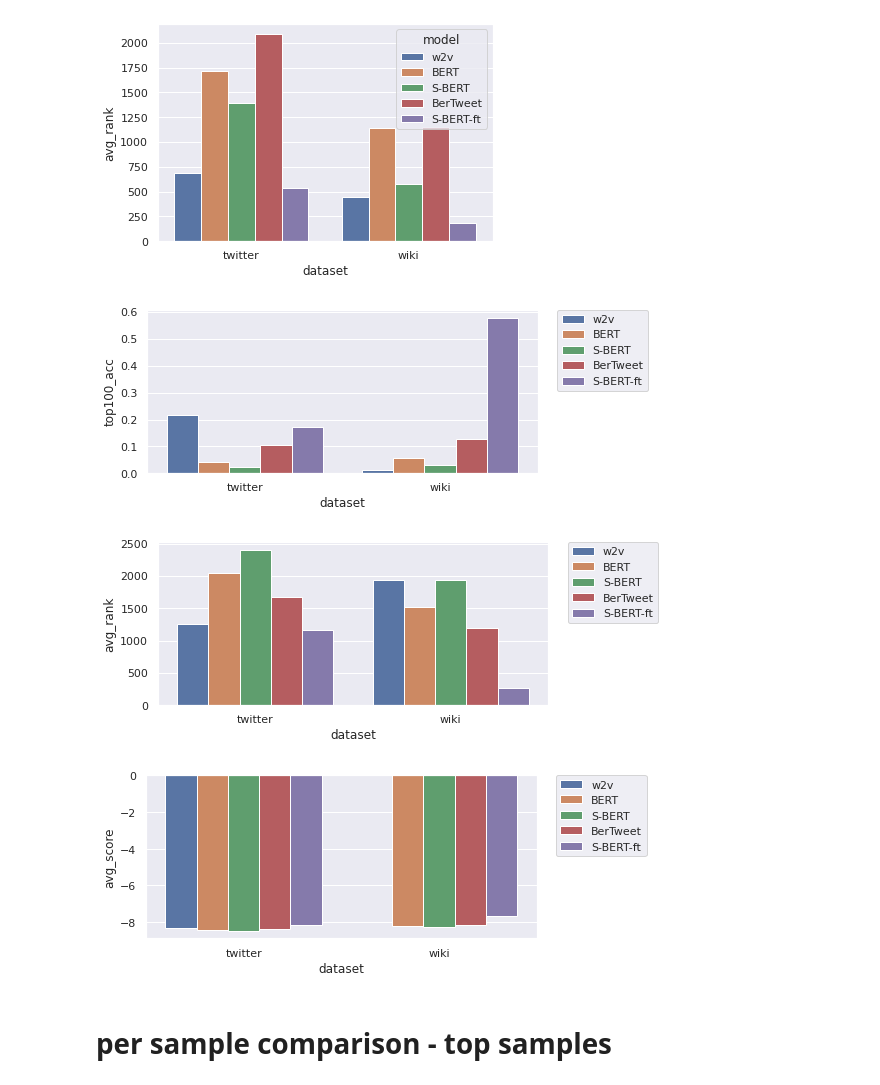
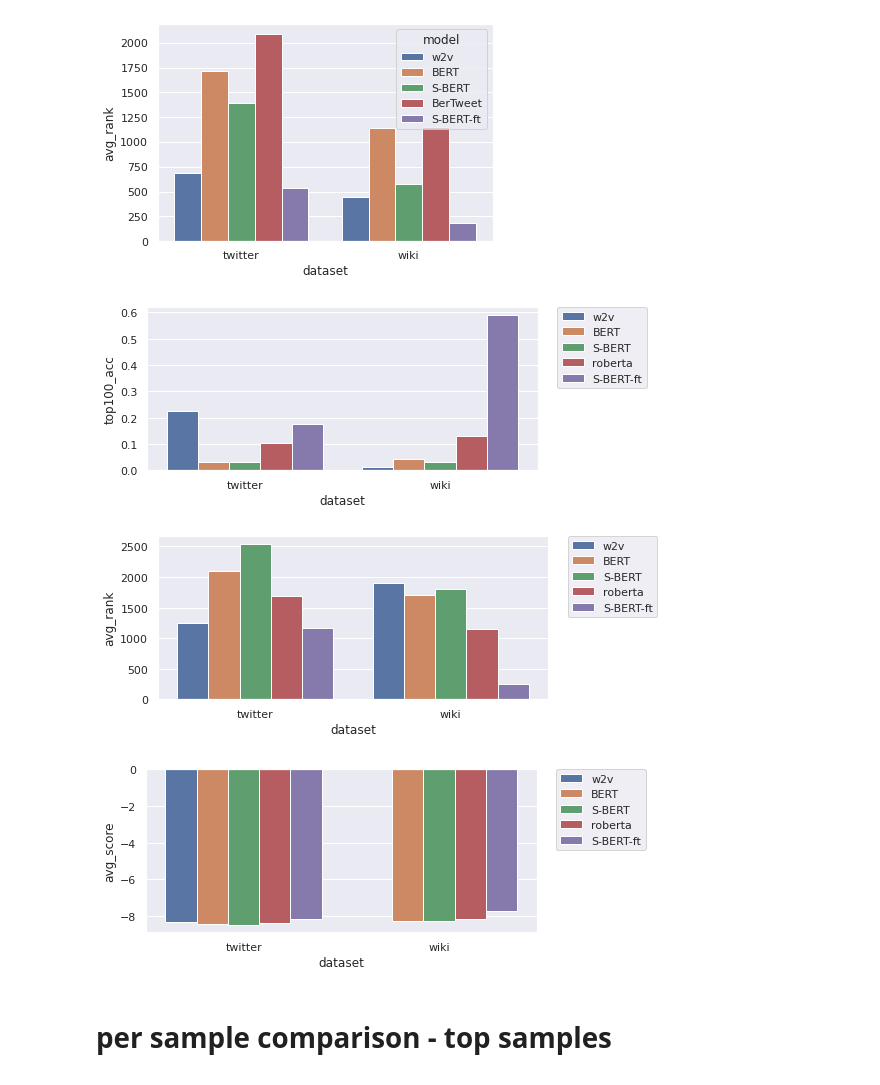
Before and after one commit to navidmdn/identity_embedding, a Jupyter notebook: pi2v.ipynb, the cells around one changed output. Cells and saved outputs as stored; diff of their text form; code cells hidden in the pictures.

```diff
--- a/pi2v.ipynb
+++ b/pi2v.ipynb
@@ -1917,6 +2192,17 @@ measures.append({
     "is_paired":
     True
 })
+
+measures.append({
+    "group":
+    "politics",
+    "names": ['republican', 'democrat'],
+    "sets": [['republican', 'conservative'], ['democrat', 'democratic']],
+    "paper":
+    "unk",
+    "is_paired":
+    True
+})
 # %% [markdown]
 ### get poles
 # %%
@@ -2101,18 +2385,18 @@ wiki_prj_embs_sbert = get_proj_embeddings(
     tokenizer=None
 )
 
-twitter_prj_embs_bertweet = get_proj_embeddings(
-    model=bertweet_model,
+twitter_prj_embs_roberta = get_proj_embeddings(
+    model=roberta_model,
     vocab_set=all_pis_twitter,
     w2v=False,
-    tokenizer=bertweet_tokenizer
+    tokenizer=roberta_tokenizer
 )
 
-wiki_prj_embs_bertweet = get_proj_embeddings(
-    model=bertweet_model,
+wiki_prj_embs_roberta = get_proj_embeddings(
+    model=roberta_model,
     vocab_set=all_pis_wiki,
     w2v=False,
-    tokenizer=bertweet_tokenizer
+    tokenizer=roberta_tokenizer
 )
 
 twitter_prj_embs_ftbert = get_proj_embeddings(
@@ -2232,7 +2508,7 @@ def calculate_prj_metrics(prj_model, dataset, cosine_bs=512):
 # %%
 twitter_w2v_prj_avg_rank, twitter_w2v_prj_top100acc, twitter_w2v_prj_avg_score = calculate_prj_metrics(twitter_prj_embs_w2v_negsampling, fixed_target_twitter_clm_ds)
 twitter_bert_prj_avg_rank, twitter_bert_prj_top100acc, twitter_bert_prj_avg_score = calculate_prj_metrics(twitter_prj_embs_bert, fixed_target_twitter_clm_ds)
-twitter_bertweet_prj_avg_rank, twitter_bertweet_prj_top100acc, twitter_bertweet_prj_avg_score = calculate_prj_metrics(twitter_prj_embs_bertweet, fixed_target_twitter_clm_ds)
+twitter_roberta_prj_avg_rank, twitter_roberta_prj_top100acc, twitter_roberta_prj_avg_score = calculate_prj_metrics(twitter_prj_embs_roberta, fixed_target_twitter_clm_ds)
 twitter_sbert_prj_avg_rank, twitter_sbert_prj_top100acc, twitter_sbert_prj_avg_score = calculate_prj_metrics(twitter_prj_embs_sbert, fixed_target_twitter_clm_ds)
 twitter_ftbert_prj_avg_rank, twitter_ftbert_prj_top100acc, twitter_ftbert_prj_avg_score = calculate_prj_metrics(twitter_prj_embs_ftbert, fixed_target_twitter_clm_ds)
 # %% [output]
@@ -2254,7 +2530,7 @@ calculating ranks...
 # %%
 wiki_w2v_prj_avg_rank, wiki_w2v_prj_top100acc, wiki_w2v_prj_avg_score = calculate_prj_metrics(wiki_prj_embs_w2v_cbow, fixed_target_wiki_clm_ds)
 wiki_bert_prj_avg_rank, wiki_bert_prj_top100acc, wiki_bert_prj_avg_score = calculate_prj_metrics(wiki_prj_embs_bert, fixed_target_wiki_clm_ds)
-wiki_bertweet_prj_avg_rank, wiki_bertweet_prj_top100acc, wiki_bertweet_prj_avg_score = calculate_prj_metrics(wiki_prj_embs_bertweet, fixed_target_wiki_clm_ds)
+wiki_roberta_prj_avg_rank, wiki_roberta_prj_top100acc, wiki_roberta_prj_avg_score = calculate_prj_metrics(wiki_prj_embs_roberta, fixed_target_wiki_clm_ds)
 wiki_sbert_prj_avg_rank, wiki_sbert_prj_top100acc, wiki_sbert_prj_avg_score = calculate_prj_metrics(wiki_prj_embs_sbert, fixed_target_wiki_clm_ds)
 wiki_ftbert_prj_avg_rank, wiki_ftbert_prj_top100acc, wiki_ftbert_prj_avg_score = calculate_prj_metrics(wiki_prj_embs_ftbert, fixed_target_wiki_clm_ds)
 # %% [output]
@@ -2996,8 +3325,8 @@ df = pd.DataFrame({
         'BERT',
         'S-BERT',
         'S-BERT',
-        'BerTweet',
-        'BerTweet',
+        'roberta',
+        'roberta',
         'S-BERT-ft',
         'S-BERT-ft',
     ],
@@ -3018,8 +3347,8 @@ df = pd.DataFrame({
         wiki_w2v_prj_avg_rank,
         twitter_bert_prj_avg_rank,
         wiki_bert_prj_avg_rank,
-        twitter_bertweet_prj_avg_rank,
-        wiki_bertweet_prj_avg_rank,
+        twitter_roberta_prj_avg_rank,
+        wiki_roberta_prj_avg_rank,
         twitter_sbert_prj_avg_rank,
         wiki_sbert_prj_avg_rank,
         twitter_ftbert_prj_avg_rank,
@@ -3030,8 +3359,8 @@ df = pd.DataFrame({
         wiki_w2v_prj_avg_score,
         twitter_bert_prj_avg_score,
         wiki_bert_prj_avg_score,
-        twitter_bertweet_prj_avg_score,
-        wiki_bertweet_prj_avg_score,
+        twitter_roberta_prj_avg_score,
+        wiki_roberta_prj_avg_score,
         twitter_sbert_prj_avg_score,
         wiki_sbert_prj_avg_score,
         twitter_ftbert_prj_avg_score,
@@ -3039,37 +3368,37 @@ df = pd.DataFrame({
     ],
     'top100_acc': [
         twitter_w2v_prj_top100acc,
         wiki_w2v_prj_top100acc,
         twitter_bert_prj_top100acc,
         wiki_bert_prj_top100acc,
-        twitter_bertweet_prj_top100acc,
-        wiki_bertweet_prj_top100acc,
+        twitter_roberta_prj_top100acc,
+        wiki_roberta_prj_top100acc,
         twitter_sbert_prj_top100acc,
         wiki_sbert_prj_top100acc,
         twitter_ftbert_prj_top100acc,
         wiki_ftbert_prj_top100acc,
     ],
 })
 
 df.to_csv('fixed_target_projection_results.csv', header=True, index=False)
 
 plt.figure(figsize=(7,3))
 sns.barplot(data=df, x='dataset', y='top100_acc', hue='model')
 plt.legend(bbox_to_anchor=(1.05, 1), loc='upper left', borderaxespad=0)
 plt.show()
 
 plt.figure(figsize=(7,3))
 sns.barplot(data=df, x='dataset', y='avg_rank', hue='model')
 plt.legend(bbox_to_anchor=(1.05, 1), loc='upper left', borderaxespad=0)
 plt.show()
 
 plt.figure(figsize=(7,3))
 sns.barplot(data=df, x='dataset', y='avg_score', hue='model')
 plt.legend(bbox_to_anchor=(1.05, 1), loc='upper left', borderaxespad=0)
 plt.show()
 # %% [output]
-[figure, old version]
+[figure, new version]
-[figure, old version]
+[figure, new version]
 [figure]
 # %% [markdown]
 # per sample comparison - top samples
```
Also changed, not shown: parts of 49 cells of this notebook, 1 other file.
